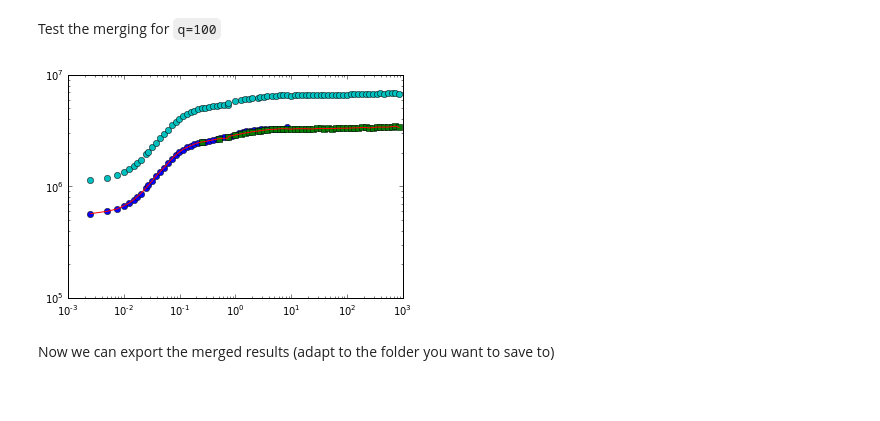
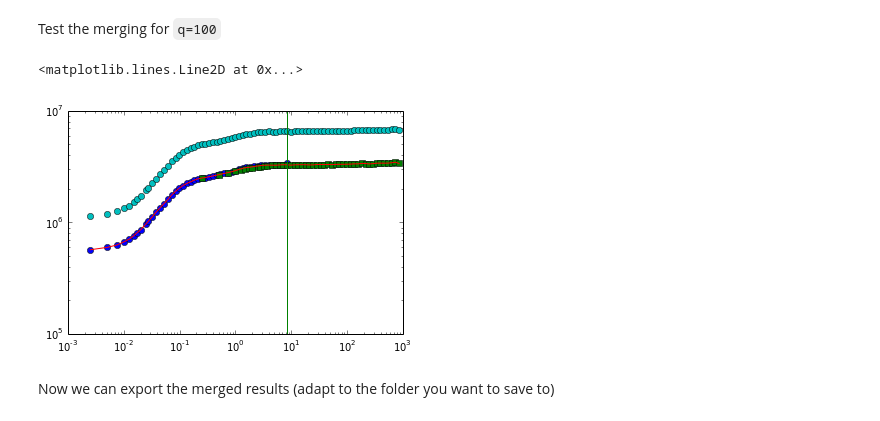
Before and after one commit to MathieuLeocmach/DDM, a Jupyter notebook: python/DDM.ipynb, the cells around one changed output. Saved outputs shown, nothing was run; the diff lists cells and outputs as text; code cells hidden in the pictures; blank space fills up the shorter version.

Commit message:
Smooth merge on the whole overlap

```diff
--- a/python/DDM.ipynb
+++ b/python/DDM.ipynb
@@ -195,7 +195,7 @@ boundary = np.argmin(np.abs(dts[0] - dts[1][0]))
 #Rescale the value of radial average at 4 Hz according to the value at t=boundary for 400Hz
 DDMs[1] *= DDMs[0][boundary] / DDMs[1][0]
 #find the first third of their overlap
-overlap0 = (len(DDMs[0]) - boundary)/3
+overlap0 = (len(DDMs[0])-1 - boundary)
 overlap1 = np.argmin(np.abs(dts[1] - dts[0][boundary+overlap0]))
 #interpolate on this first third the DDM at 4Hz on the times at 400Hz
 interpolated = np.transpose([
@@ -215,12 +215,15 @@ Test the merging for `q=100`
 # %%
 plt.plot(dts[0], DDMs[0][:,100],'o')
 plt.plot(dts[1], DDMs[1][:,100],'s')
 plt.plot(dtMerge, DDMMerge[:,100])
 plt.plot(dtMerge, DDMMerge[:,100]*2, 'o')
 plt.xscale('log')
 plt.yscale('log')
+plt.axvline(dts[0][boundary+overlap0], color='b')
+plt.axvline(dts[1][overlap1], color='g')
 # %% [output]
+<matplotlib.lines.Line2D at 0x...>
-[figure, old version]
+[figure, new version]
 # %% [markdown]
 Now we can export the merged results (adapt to the folder you want to save to)
 # %%
```
Also changed, not shown: 5 other files.
